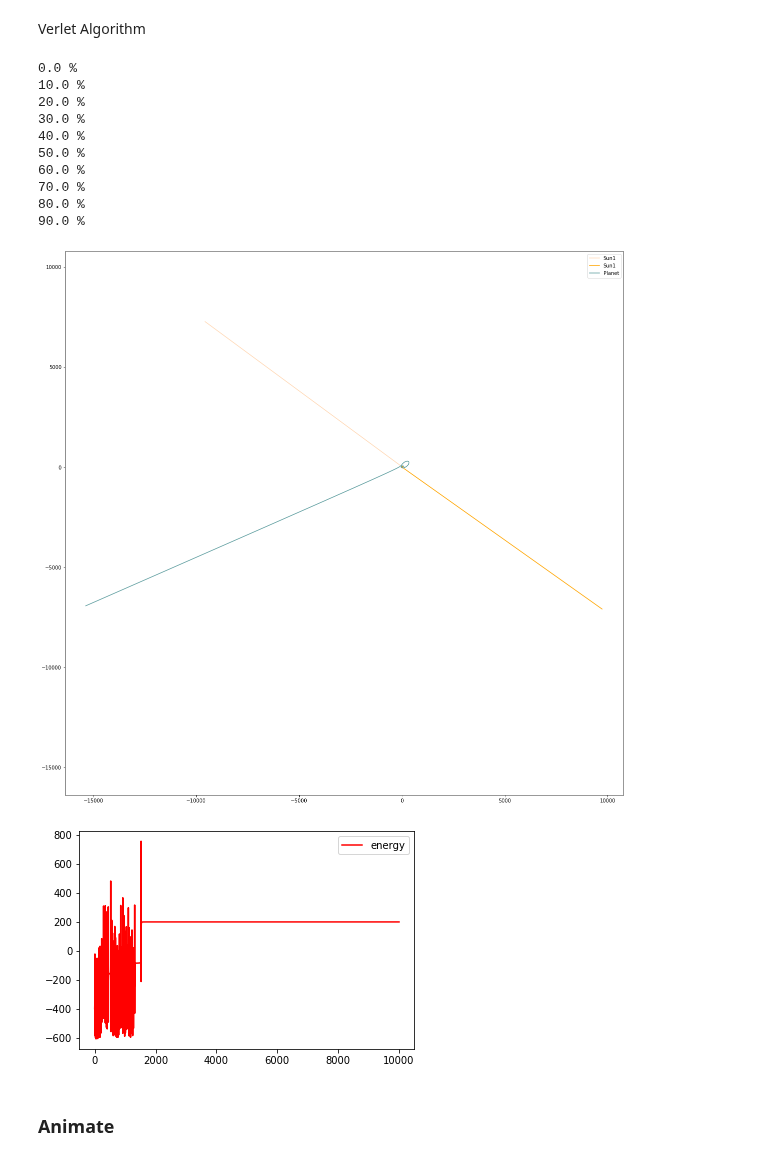
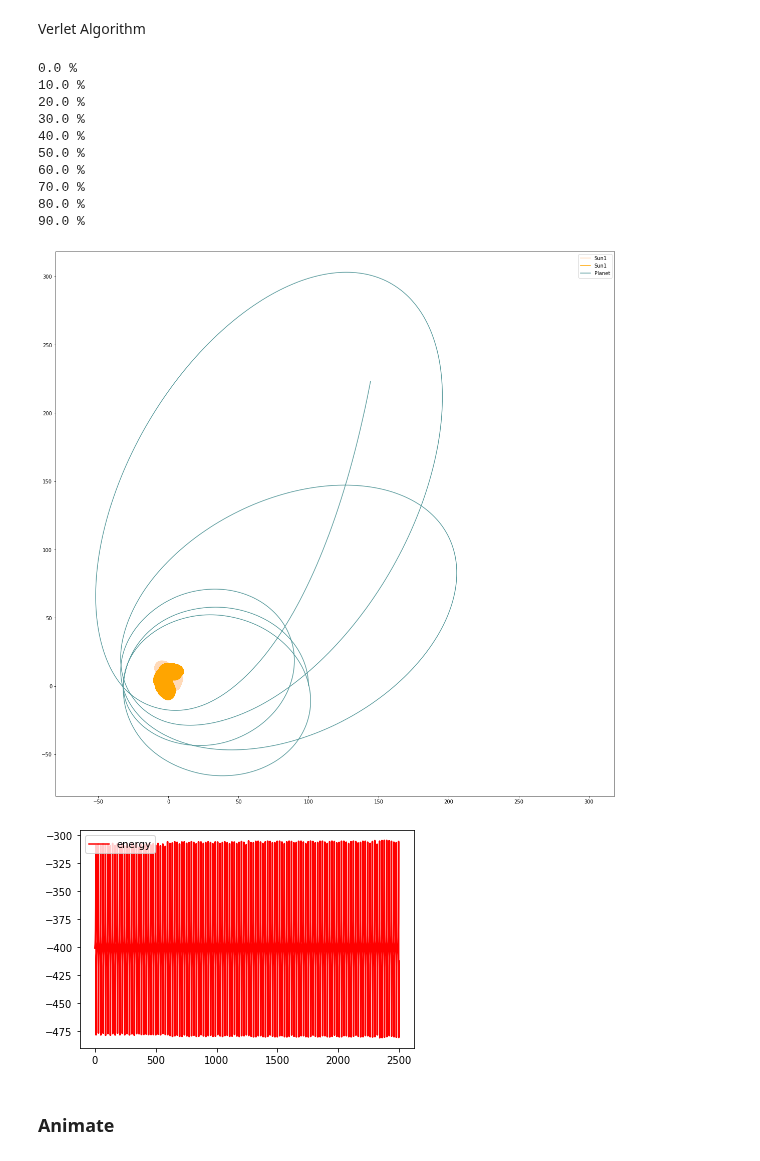
Before and after one commit to TimoWacke/solarsystem, a Jupyter notebook: solar.ipynb, the cells around one changed output. Drawn from its saved outputs; the diff is of its cells as text; code cells hidden in the pictures.

```diff
--- a/solar.ipynb
+++ b/solar.ipynb
@@ -146,24 +146,24 @@ def verlet(particles, h, n):
 
     return (p_axes, mmin, mmax)
 # %%
-interval = 1;
-steps = 1000
+interval = 0.25;
+steps = 10000
 p_axes, mmin, mmax = verlet(particles, interval, steps)
 
 #verlet(particles, 0.1, 60000)
 # %% [output]
 0.0 %
 10.0 %
 20.0 %
 30.0 %
 40.0 %
 50.0 %
 60.0 %
 70.0 %
 80.0 %
 90.0 %
-[figure, old version]
+[figure, new version]
-[figure, old version]
+[figure, new version]
 # %%
 particleSizes = []
 particleColors = []
```
Also changed, not shown: parts of 1 cell of this notebook.
